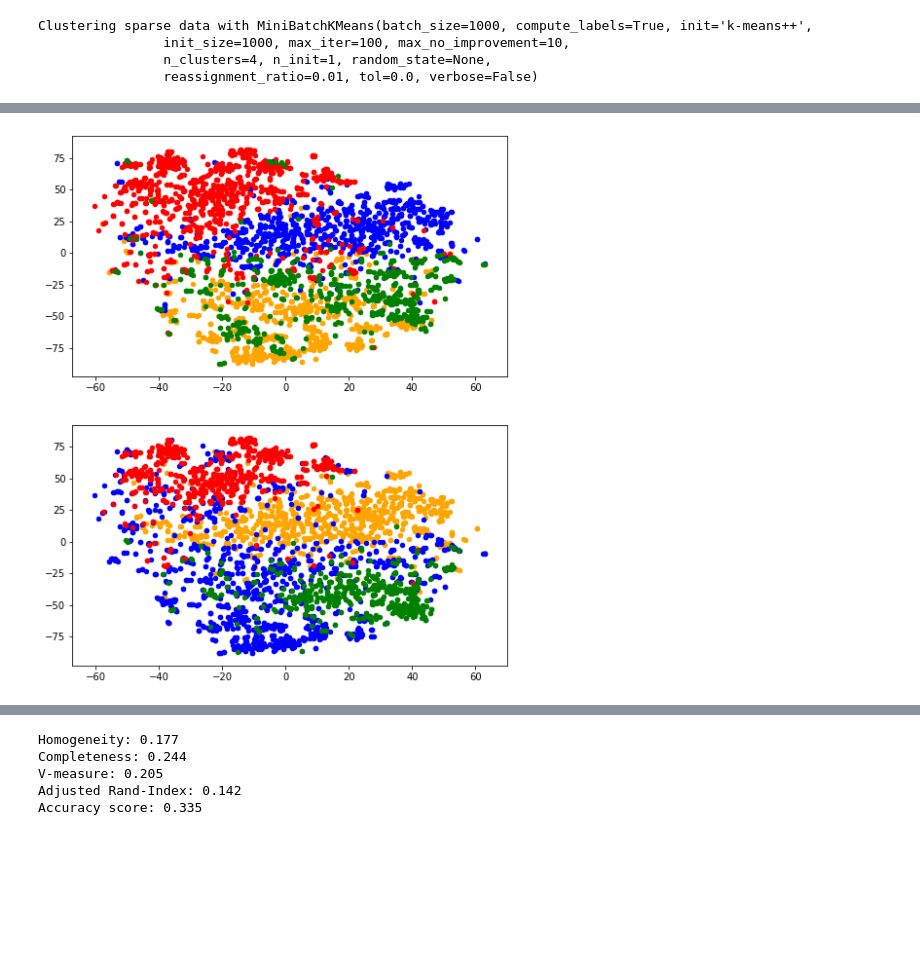
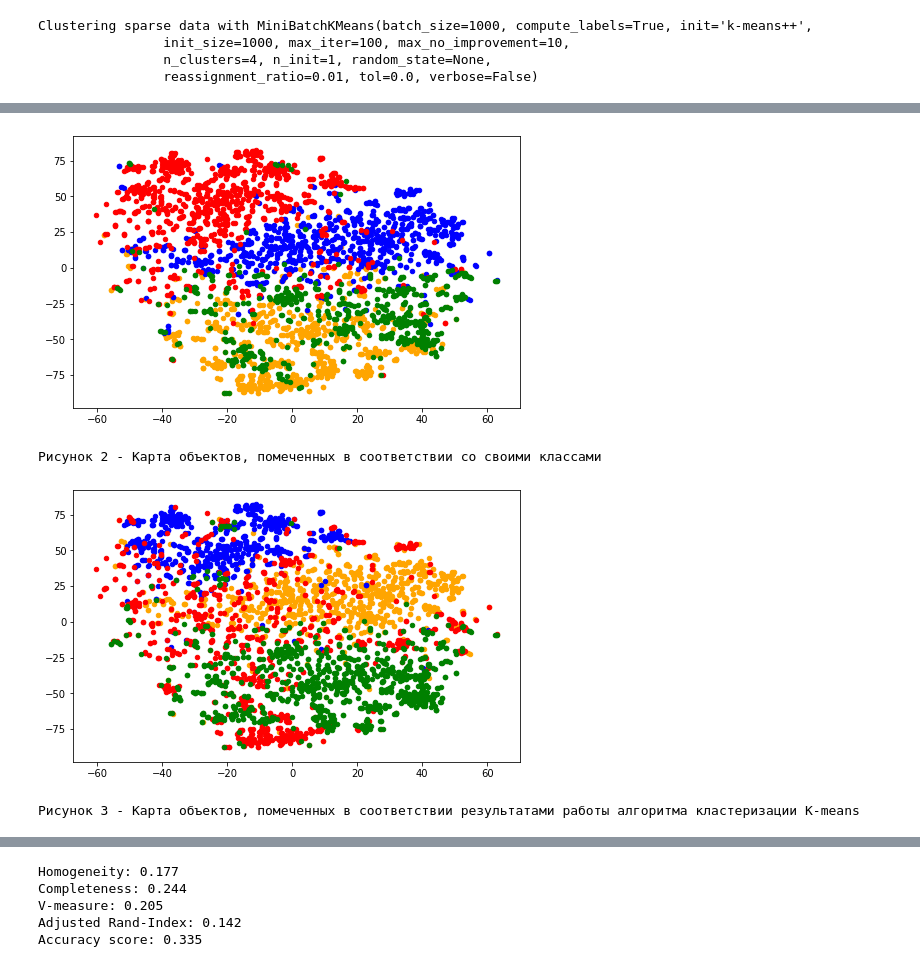
Before and after one commit to karuna-heks/python_nlp, a Jupyter notebook: clustering/clustering.ipynb, the cells around one changed output, grey strips where cells are left out. Saved outputs shown, nothing was run; the diff lists cells and outputs as text; code cells hidden in the pictures; blank space fills up the shorter version.

```diff
--- a/clustering/clustering.ipynb
+++ b/clustering/clustering.ipynb
@@ -219,24 +254,32 @@ Accuracy score: 0.297
 # %%
-fig, axs = plt.subplots(2,1,figsize=(8,10))
-axs[0].scatter(tsne.embedding_[df['__labels__'] == 0, 0],
+plt.figure(figsize=(8,5))
+plt.scatter(tsne.embedding_[df['__labels__'] == 0, 0],
             tsne.embedding_[df['__labels__'] == 0, 1], color='orange', s=20);
-axs[0].scatter(tsne.embedding_[df['__labels__'] == 1, 0],
+plt.scatter(tsne.embedding_[df['__labels__'] == 1, 0],
             tsne.embedding_[df['__labels__'] == 1, 1], color='blue', s=20);
-axs[0].scatter(tsne.embedding_[df['__labels__'] == 2, 0],
+plt.scatter(tsne.embedding_[df['__labels__'] == 2, 0],
             tsne.embedding_[df['__labels__'] == 2, 1], color='red', s=20);
-axs[0].scatter(tsne.embedding_[df['__labels__'] == 3, 0],
+plt.scatter(tsne.embedding_[df['__labels__'] == 3, 0],
             tsne.embedding_[df['__labels__'] == 3, 1], color='green', s=20);
+plt.show()
+print('Рисунок 2 - Карта объектов, помеченных в соответствии со своими классами ')
 
-axs[1].scatter(tsne.embedding_[km.labels_ == 0, 0],
+plt.figure(figsize=(8,5))
+plt.scatter(tsne.embedding_[km.labels_ == 0, 0],
             tsne.embedding_[km.labels_ == 0, 1], color='orange', s=20);
-axs[1].scatter(tsne.embedding_[km.labels_ == 1, 0],
+plt.scatter(tsne.embedding_[km.labels_ == 1, 0],
             tsne.embedding_[km.labels_ == 1, 1], color='blue', s=20);
-axs[1].scatter(tsne.embedding_[km.labels_ == 2, 0],
+plt.scatter(tsne.embedding_[km.labels_ == 2, 0],
             tsne.embedding_[km.labels_ == 2, 1], color='red', s=20);
-axs[1].scatter(tsne.embedding_[km.labels_ == 3, 0],
+plt.scatter(tsne.embedding_[km.labels_ == 3, 0],
             tsne.embedding_[km.labels_ == 3, 1], color='green', s=20);
+plt.show()
+print('Рисунок 3 - Карта объектов, помеченных в соответствии результатами работы алгоритма кластеризации K-means')
 # %% [output]
-[figure, old version]
+[figure, new version]
+Рисунок 2 - Карта объектов, помеченных в соответствии со своими классами
+[figure, added]
+Рисунок 3 - Карта объектов, помеченных в соответствии результатами работы алгоритма кластеризации K-means
 # %%
 # X?
 # X.data
```
Also changed, not shown: parts of 50 cells of this notebook.
